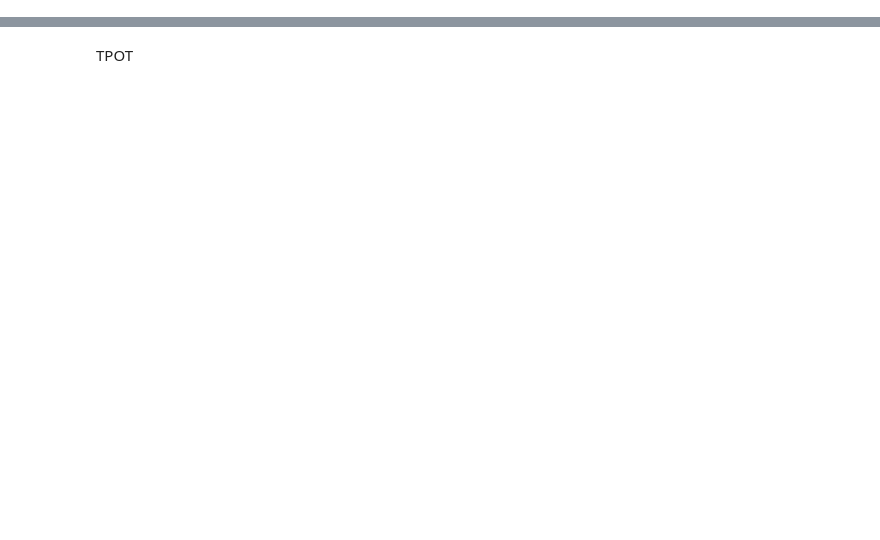
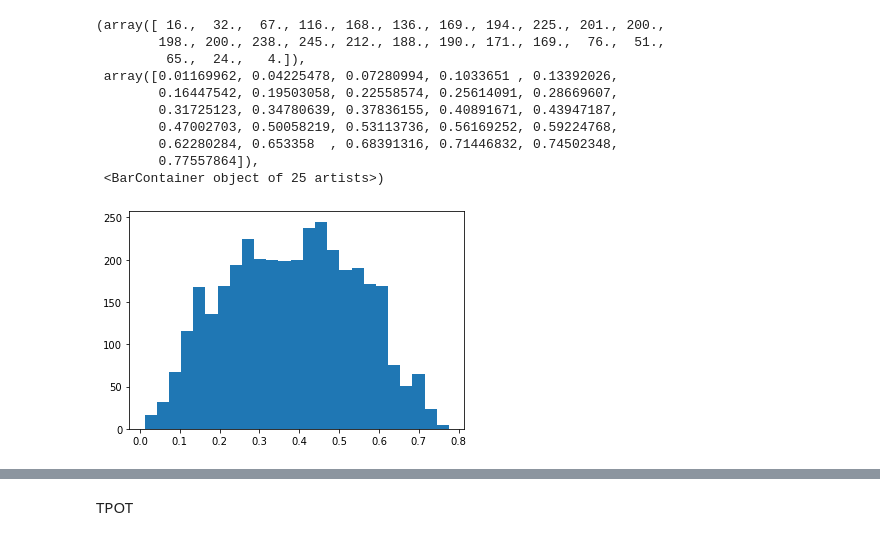
Before and after one commit to SalahMah1/finance_project_hec, a Jupyter notebook: proba_pred.ipynb, the cells around one changed output, grey strips where cells are left out. Saved outputs shown, nothing was run; the diff lists cells and outputs as text; code cells hidden in the pictures; blank space fills up the shorter version.

```diff
--- a/proba_pred.ipynb
+++ b/proba_pred.ipynb
@@ -89,0 +489,15 @@ clf1.predict(X_test1).sum()
+# %%
+vals1 = list(res[res['default_true']==1].proba_default)
+plt.hist(vals1, bins=25)
+# %% [output]
+(array([ 16.,  32.,  67., 116., 168., 136., 169., 194., 225., 201., 200.,
+        198., 200., 238., 245., 212., 188., 190., 171., 169.,  76.,  51.,
+         65.,  24.,   4.]),
+ array([0.01169962, 0.04225478, 0.07280994, 0.1033651 , 0.13392026,
+        0.16447542, 0.19503058, 0.22558574, 0.25614091, 0.28669607,
+        0.31725123, 0.34780639, 0.37836155, 0.40891671, 0.43947187,
+        0.47002703, 0.50058219, 0.53113736, 0.56169252, 0.59224768,
+        0.62280284, 0.653358  , 0.68391316, 0.71446832, 0.74502348,
+        0.77557864]),
+ <BarContainer object of 25 artists>)
+[figure, added]
```
Also changed, not shown: parts of 37 cells of this notebook, 2 other files.
